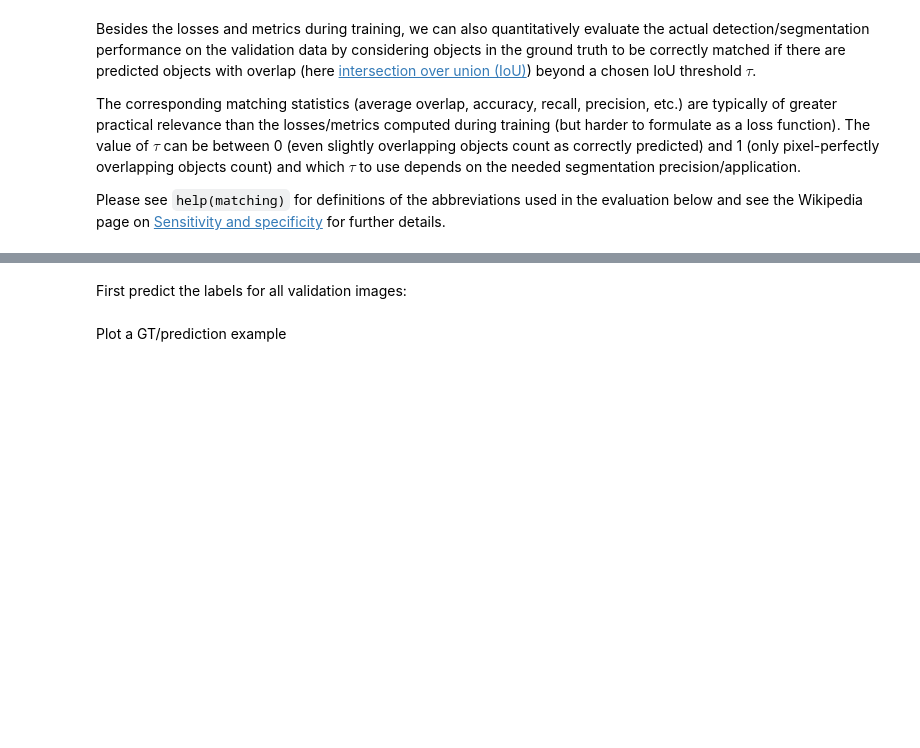
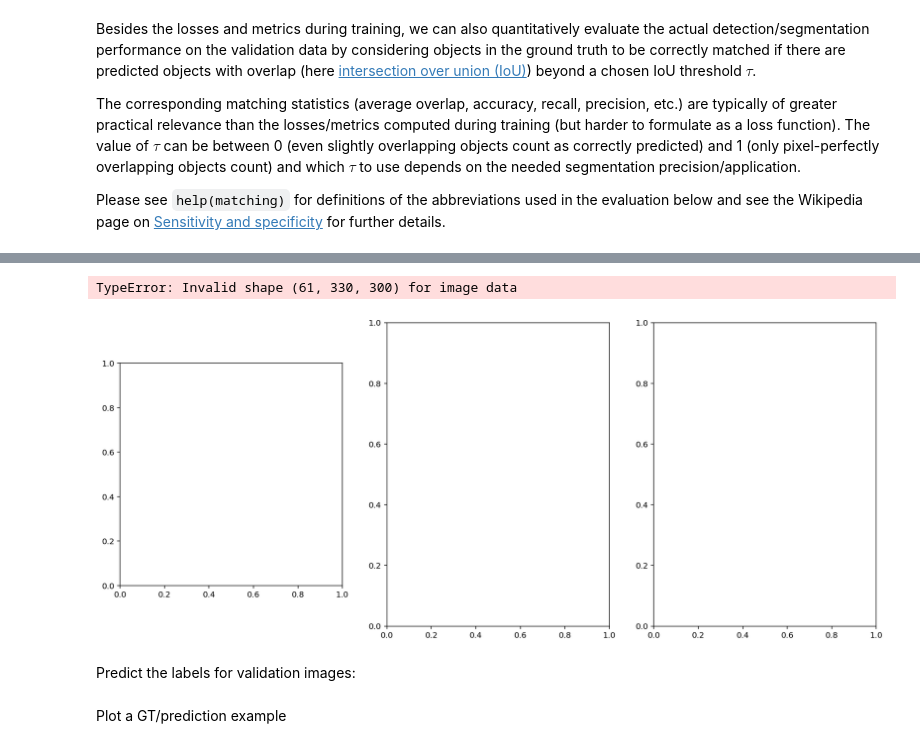
Before and after one commit to manerotoni/emblDL2022, a Jupyter notebook: 3DStarDist_Multiclass_extraAug.ipynb, the cells around one changed output, grey strips where cells are left out. Saved outputs shown, nothing was run; the diff lists cells and outputs as text; code cells hidden in the pictures; blank space fills up the shorter version.

```diff
--- a/3DStarDist_Multiclass_extraAug.ipynb
+++ b/3DStarDist_Multiclass_extraAug.ipynb
@@ -160,7 +148,0 @@ def plot_img_label(img, lbl, img_title="image (XY slice)", lbl_title="label (XY
-# %%
-i = 0
-img, lbl = X[i], Y[i]
-assert img.ndim in (3,4)
-img = img if img.ndim==3 else img[...,:3]
-plot_img_label(img,lbl)
-None;
@@ -419,9 +459,3 @@ for i in range(len(a)):
 # Threshold optimization
 # %% [markdown]
 While the default values for the probability and non-maximum suppression thresholds already yield good results in many cases, we still recommend to adapt the thresholds to your data. The optimized threshold values are saved to disk and will be automatically loaded with the model.
-# %%
-if quick_demo:
-    # only use a single validation image for demo
-    model.optimize_thresholds(X_val[:1], Y_val[:1])
-else:
-    model.optimize_thresholds(X_val, Y_val)
@@ -438,0 +481,14 @@ Please see `help(matching)` for definitions of the abbreviations used in the eva
+# %%
+i = 0
+label, res = model.predict_instances(X_val[i], n_tiles=model._guess_n_tiles(X_val[i]))
+# %%
+# the class object ids are stored in the 'results' dict and correspond to the label ids in increasing order
+
+def class_from_res(res):
+    cls_dict = dict((i+1,c) for i,c in enumerate(res['class_id']))
+    return cls_dict
+
+print(class_from_res(res))
+
+print(len(class_from_res(res)))
+print(np.unique(label))
@@ -439,5 +512,12 @@ Please see `help(matching)` for definitions of the abbreviations used in the eva
+# %%
+#plot_img_label_cls(X_val[i], Y_val[i],   C_val[i],      lbl_title="GT")
+n_classes
+plot_img_label_cls(X_val[i], label, class_from_res(res), img_title="image augmented", lbl_title="label augmented", n_classes=n_classes);
+# %% [output]
+TypeError: Invalid shape (61, 330, 300) for image data
+[figure, added]
 # %% [markdown]
-First predict the labels for all validation images:
+Predict the labels for validation images:
 # %%
 Y_val_pred = [model.predict_instances(x, n_tiles=model._guess_n_tiles(x), show_tile_progress=False)[0]
               for x in tqdm(X_val)]
```
Also changed, not shown: parts of 10 cells of this notebook.
